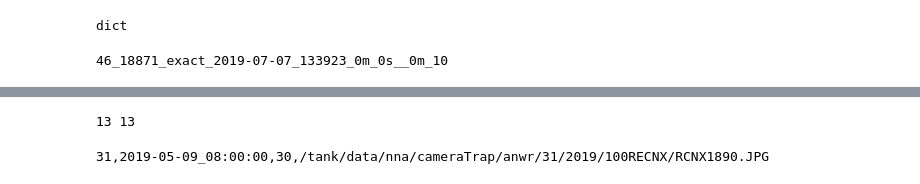
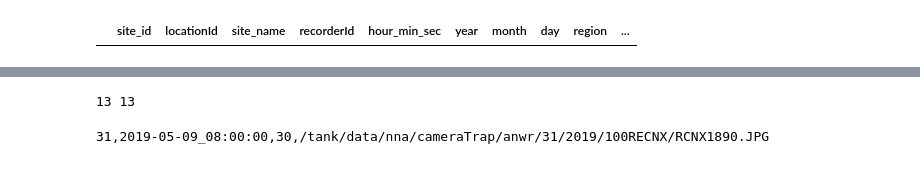
Before and after one commit to speechLabBcCuny/nnaAudiosetClassification, a Jupyter notebook: notebooks/explore/listen_segments.ipynb, the cells around one changed output, grey strips where cells are left out. Drawn from its saved outputs; the diff is of its cells as text; code cells hidden in the pictures.

```diff
--- a/notebooks/explore/listen_segments.ipynb
+++ b/notebooks/explore/listen_segments.ipynb
@@ -23,5 +17,11 @@ from pathlib import Path
 # %%
 # file_properties_df=pd.read_pickle("../../data/realdata_v2No_stinchcomb.pkl")
 # file_properties_df2=pd.read_pickle("../../data/stinchcomb_dataV1.pkl")
-file_properties_df=pd.read_pickle("../../data/prudhoeAndAnwr4photoExp_dataV1.pkl")
+file_properties_df=pd.read_pickle("../../data/allFields_dataV4.pkl")
 dataPoints=[]
+
+
+with open("../../data/imgOnlyDateV1.pkl", 'rb') as f:
+    img_only_data=pickle.load(f)
+
+tmp_folder="/home/enis/projects/nna/data/tmp/"
@@ -32 +28,5 @@ dataPoints=[]
+# %%
+file_properties_df[0:0]
+# %% [output]
+|  | site_id | locationId | site_name | recorderId | hour_min_sec | year | month | day | region | ... |
 # %%
@@ -64,4 +71,0 @@ with open("../../data/imgOnlyDateV1.pkl", 'rb') as f:
-# %%
-type(imgOnlyDate)
-# %% [output]
-dict
@@ -80,7 +72,14 @@ dict
 # %%
-excerptName = "46_18871_exact_2019-07-07_13:39:23_0m_0s__0m_10s.flac"
-location = excerptName.split("_")[0]
-start_time = "_".join(excerptName.split("_")[3:5])
-print(excerptName.replace(":","")[:-6])
+# # Query by filename
+# excerptName = "46_18871_exact_2019-07-07_13:39:23_0m_0s__0m_10s.flac"
+# location = excerptName.split("_")[0]
+# region = 'anwr'
+# start_time = "_".join(excerptName.split("_")[3:5])
+# print(excerptName.replace(":","")[:-6])
+# lenght = 30 # in seconds , if set end_time is IGNORED
+
+# #
+# display_search(location,region,start_time,lenght,
+#                    buffer=1800,audioSearch=True,img_search=True,
+#                    img_only_data=img_only_data,
+#                    tmp_folder=tmp_folder)
-# %% [output]
-46_18871_exact_2019-07-07_133923_0m_0s__0m_10
```
Also changed, not shown: parts of 17 cells of this notebook, 2 other files.
